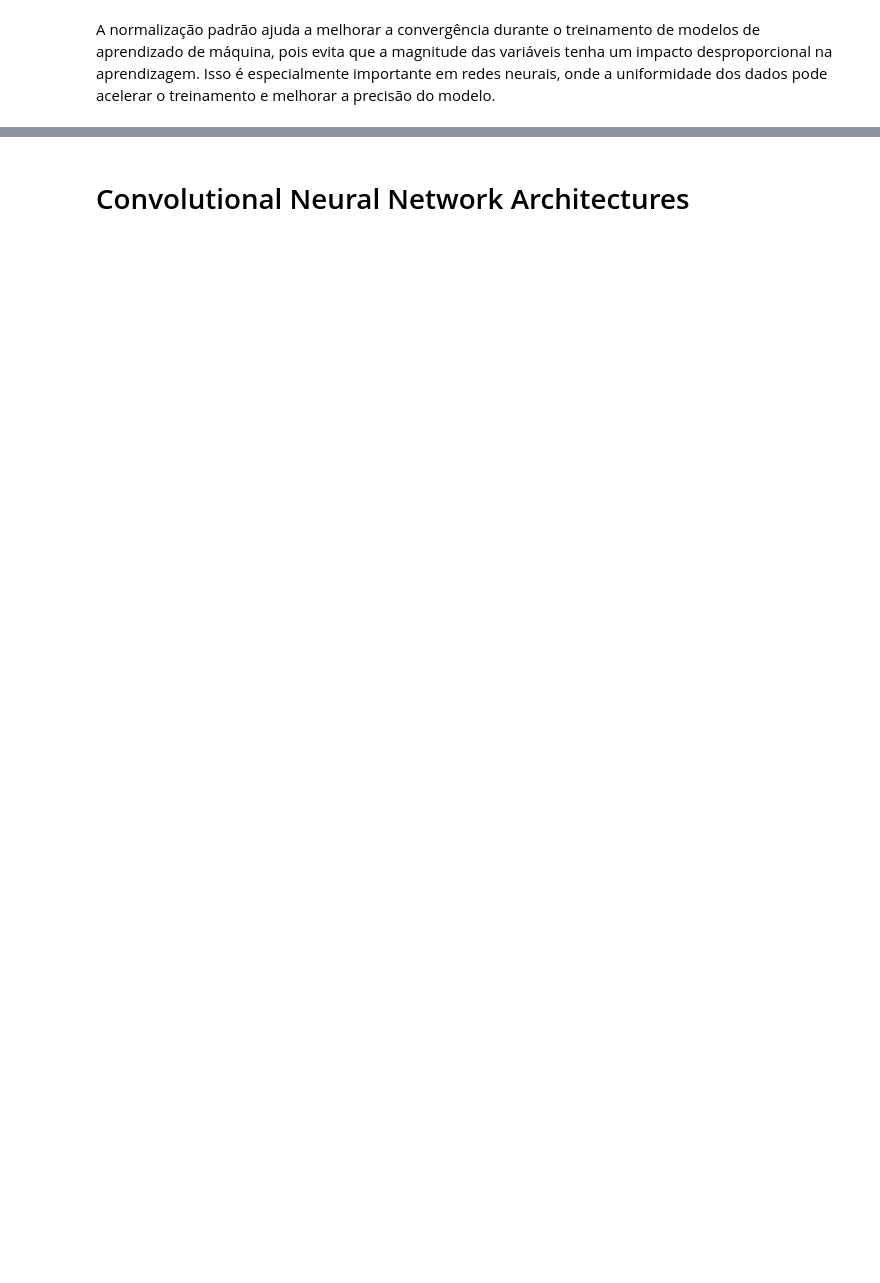
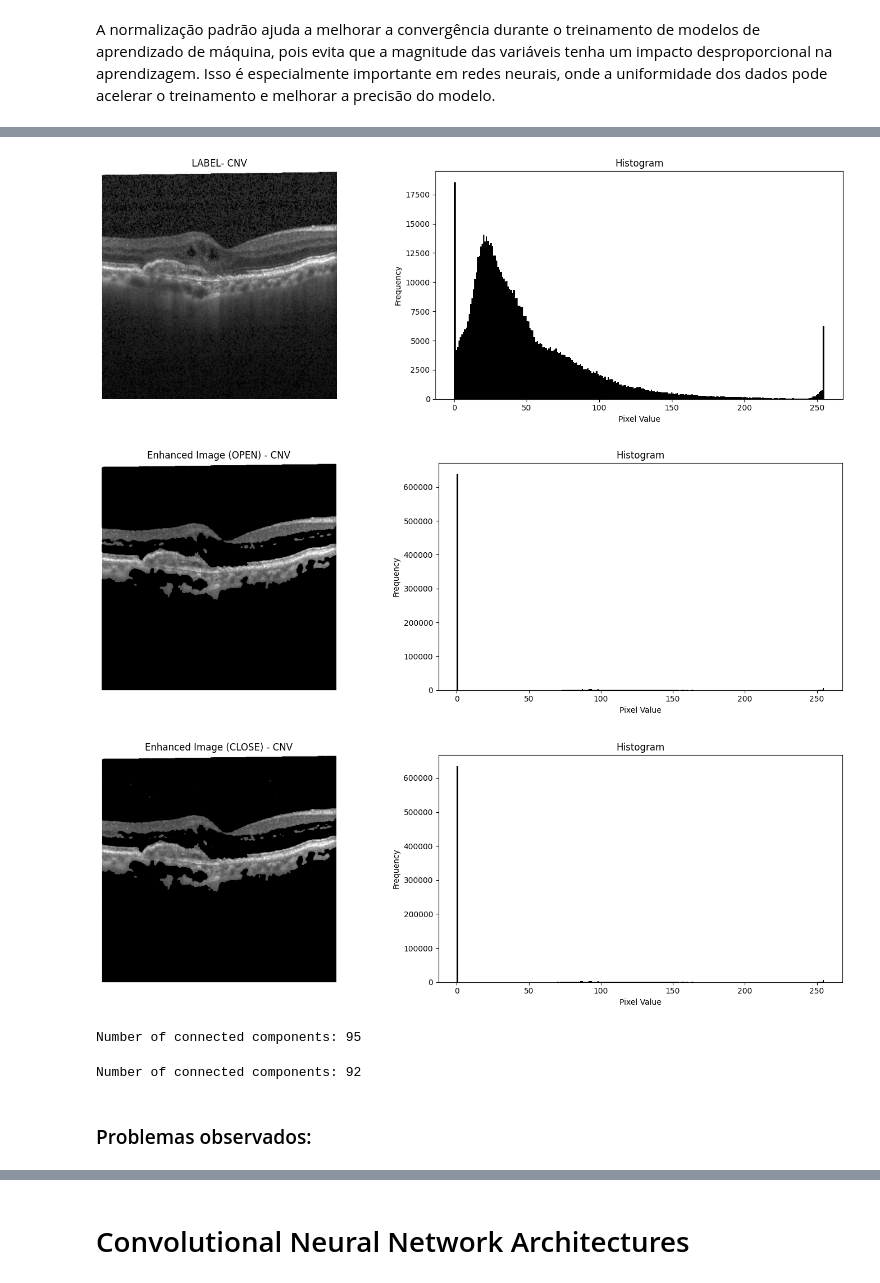
Before and after one commit to myller-silva/PDI-Project, a Jupyter notebook: pdi-project.ipynb, the cells around one changed output, grey strips where cells are left out. Drawn from its saved outputs; the diff is of its cells as text; code cells hidden in the pictures; blank space fills up the shorter version.

```diff
--- a/pdi-project.ipynb
+++ b/pdi-project.ipynb
@@ -56,16 +35,0 @@ def lookat_dataset(dataset, categories, indices, istensor=False, figsize=(8, 8))
-# %%
-image_files = {
-    'CNV': f'{val_path}/CNV/CNV-6294785-1.jpeg',
-    'DME': f'{val_path}/DME/DME-9583225-1.jpeg',
-    'DRUSEN': f'{val_path}/DRUSEN/DRUSEN-9800172-2.jpeg',
-    'NORMAL': f'{val_path}/NORMAL/NORMAL-4872585-1.jpeg'
-}
-
-images = {cls: Image.open(img_path).resize(image_size) for cls, img_path in image_files.items()}
-fig, axes = plt.subplots(2, 2, figsize=(5, 5))
-for ax, (cls, img) in zip(axes.flatten(), images.items()):
-    ax.set_title(cls)
-    ax.imshow(img, cmap='gray')
-    ax.axis('off')
-plt.tight_layout()
-plt.show()
@@ -94,0 +36,20 @@ plt.show()
+# %%
+def show_image_and_histogram(img, title_image="Image", title_hist="Histogram", bins=256):
+    # plotar imagem de um lado e do outro o histograma
+    plt.figure(figsize=(15, 5))
+
+    # Adicionar a imagem
+    plt.subplot(1, 2, 1)
+    plt.imshow(img, cmap="gray")
+    plt.title(title_image)
+    plt.axis("off")
+
+    # Adicionar o histograma da imagem
+    plt.subplot(1, 2, 2)
+    plt.hist(np.array(img).ravel(), bins=bins, color="black")
+    plt.title(title_hist)
+    plt.xlabel("Pixel Value")
+    plt.ylabel("Frequency")
+
+    plt.tight_layout()
+    plt.show()
@@ -98,0 +69,2 @@ data_directory = train_path # No artigo, o autor utiliza apenas o diretório de
+# %%
+raw_dataset = datasets.ImageFolder(root=data_directory)
@@ -254,0 +194,32 @@ Aplique outras transformações como na etapa anterior, incluindo redimensioname
+# %%
+idx = 55
+img, label = raw_dataset[idx]
+show_image_and_histogram(img, f"LABEL- {raw_dataset.classes[label]}")
+show_image_and_histogram(enhance_image(img, morphology_algorithm = cv2.MORPH_OPEN), f"Enhanced Image (OPEN) - {raw_dataset.classes[label]}")
+show_image_and_histogram(enhance_image(img, morphology_algorithm = cv2.MORPH_CLOSE), f"Enhanced Image (CLOSE) - {raw_dataset.classes[label]}")
+# %% [output]
+[figure, added]
+[figure, added]
+[figure, added]
+# %%
+enhanced_img = enhance_image(img, morphology_algorithm = cv2.MORPH_OPEN)
+enhanced_img = np.array(enhanced_img)
+t = cv2.cvtColor(enhanced_img, cv2.COLOR_RGB2GRAY) if enhanced_img.ndim == 3 else enhanced_img
+_, binary_img = cv2.threshold(t, 127, 255, cv2.THRESH_BINARY)
+num_components, labels = cv2.connectedComponents(binary_img)
+
+print(f"Number of connected components: {num_components - 1}")  # Subtract 1 to exclude the background (label 0)
+# %% [output]
+Number of connected components: 95
+# %%
+enhanced_img = enhance_image(img, morphology_algorithm = cv2.MORPH_CLOSE)
+enhanced_img = np.array(enhanced_img)
+t = cv2.cvtColor(enhanced_img, cv2.COLOR_RGB2GRAY) if enhanced_img.ndim == 3 else enhanced_img
+_, binary_img = cv2.threshold(t, 127, 255, cv2.THRESH_BINARY)
+num_components, labels = cv2.connectedComponents(binary_img)
+
+print(f"Number of connected components: {num_components - 1}")  # Subtract 1 to exclude the background (label 0)
+# %% [output]
+Number of connected components: 92
+# %% [markdown]
+### Problemas observados:
```
Also changed, not shown: parts of 112 cells of this notebook.
